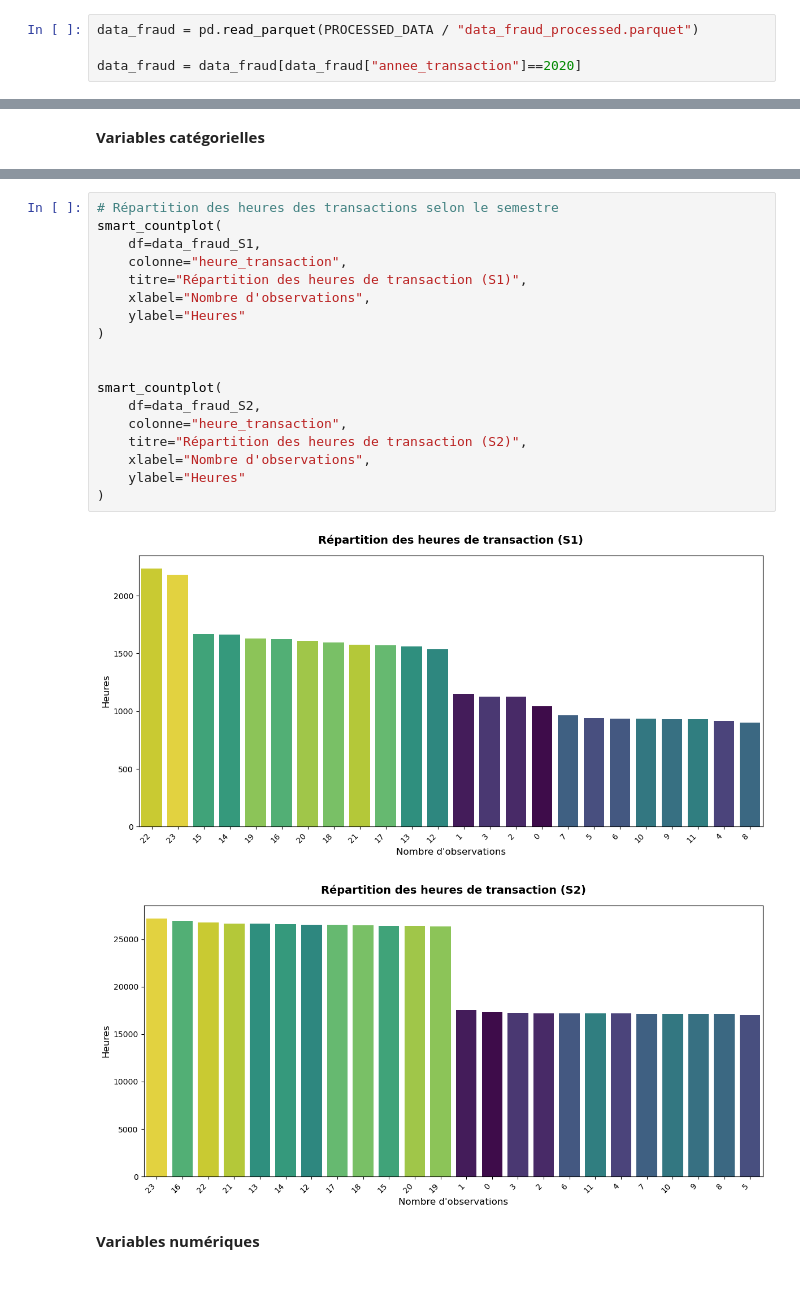
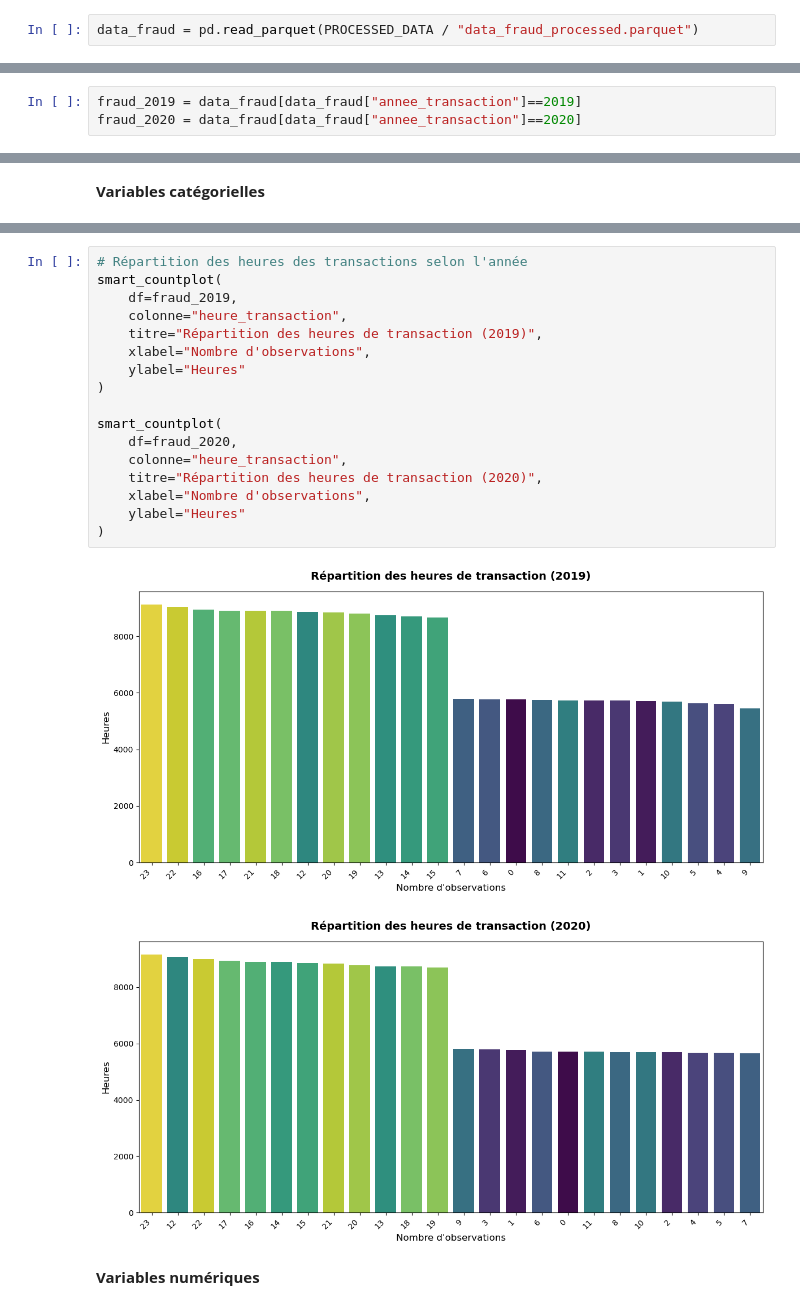
Before and after one commit to daren-mabanza/fraud-detection, a Jupyter notebook: 02_notebooks/02_eda.ipynb, the cells around one changed output, grey strips where cells are left out. Drawn from its saved outputs; the diff is of its cells as text.

```diff
--- a/02_notebooks/02_eda.ipynb
+++ b/02_notebooks/02_eda.ipynb
@@ -24,8 +25,6 @@ from fonctions_perso.data_visualization import smart_countplot, plot_kde_multiva
 # La base de données
 # %%
 data_fraud = pd.read_parquet(PROCESSED_DATA / "data_fraud_processed.parquet")
-
-data_fraud = data_fraud[data_fraud["annee_transaction"]==2020]
 # %% [markdown]
 **Informations globales**
 # %%
@@ -131 +87,4 @@ print(data_fraud_S2["target"].mean()) # 0,03% de fraude au deuxième semestre
+# %%
+fraud_2019 = data_fraud[data_fraud["annee_transaction"]==2019]
+fraud_2020 = data_fraud[data_fraud["annee_transaction"]==2020]
 # %%
@@ -244,24 +188,23 @@ smart_countplot(
 # %%
-# Répartition des heures des transactions selon le semestre
+# Répartition des heures des transactions selon l'année
 smart_countplot(
-    df=data_fraud_S1,
+    df=fraud_2019,
     colonne="heure_transaction",
-    titre="Répartition des heures de transaction (S1)",
+    titre="Répartition des heures de transaction (2019)",
     xlabel="Nombre d'observations",
     ylabel="Heures"
 )
 
-
 smart_countplot(
-    df=data_fraud_S2,
+    df=fraud_2020,
     colonne="heure_transaction",
-    titre="Répartition des heures de transaction (S2)",
+    titre="Répartition des heures de transaction (2020)",
     xlabel="Nombre d'observations",
     ylabel="Heures"
 )
 # %% [output]
-[figure, old version]
+[figure, new version]
-[figure, old version]
+[figure, new version]
 # %% [markdown]
 **Variables numériques**
 # %%
```
Also changed, not shown: parts of 27 cells of this notebook, 12 other files.
